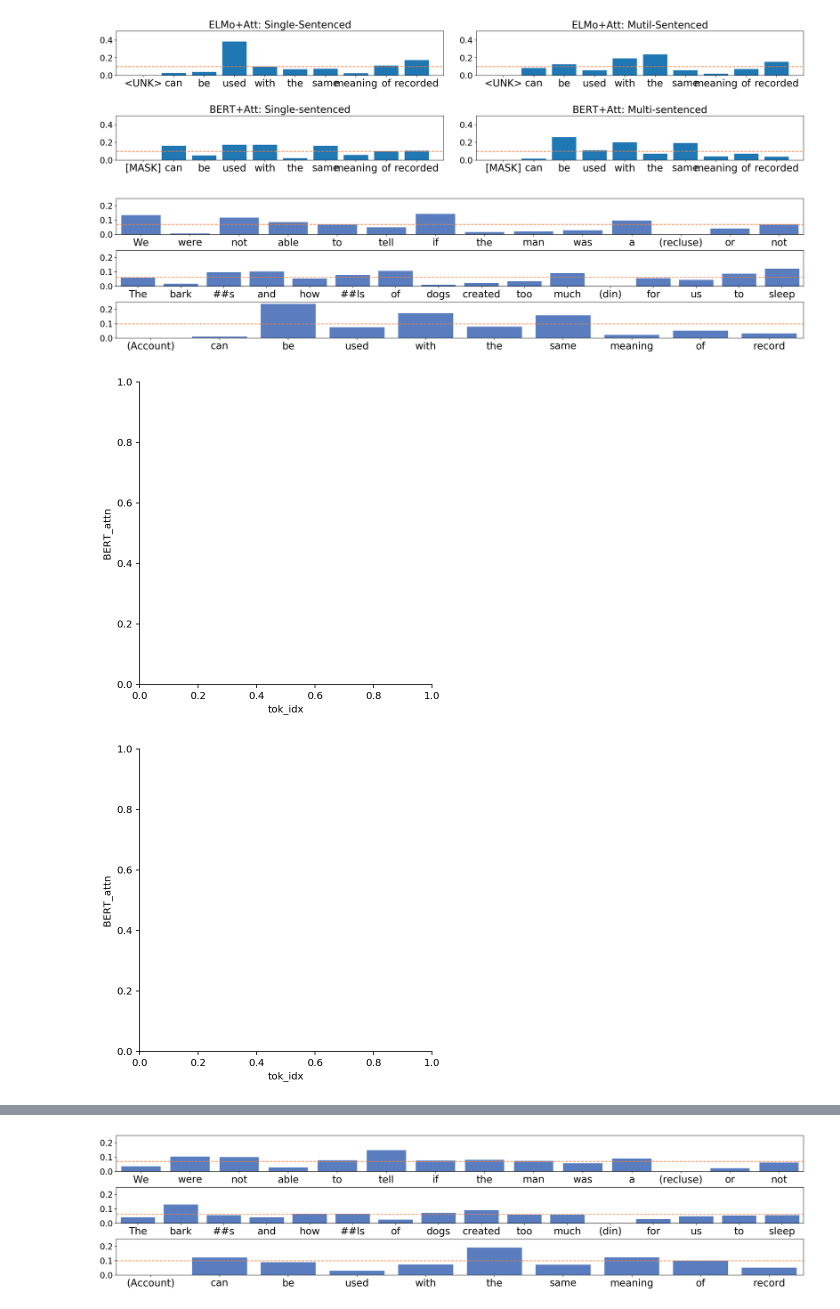
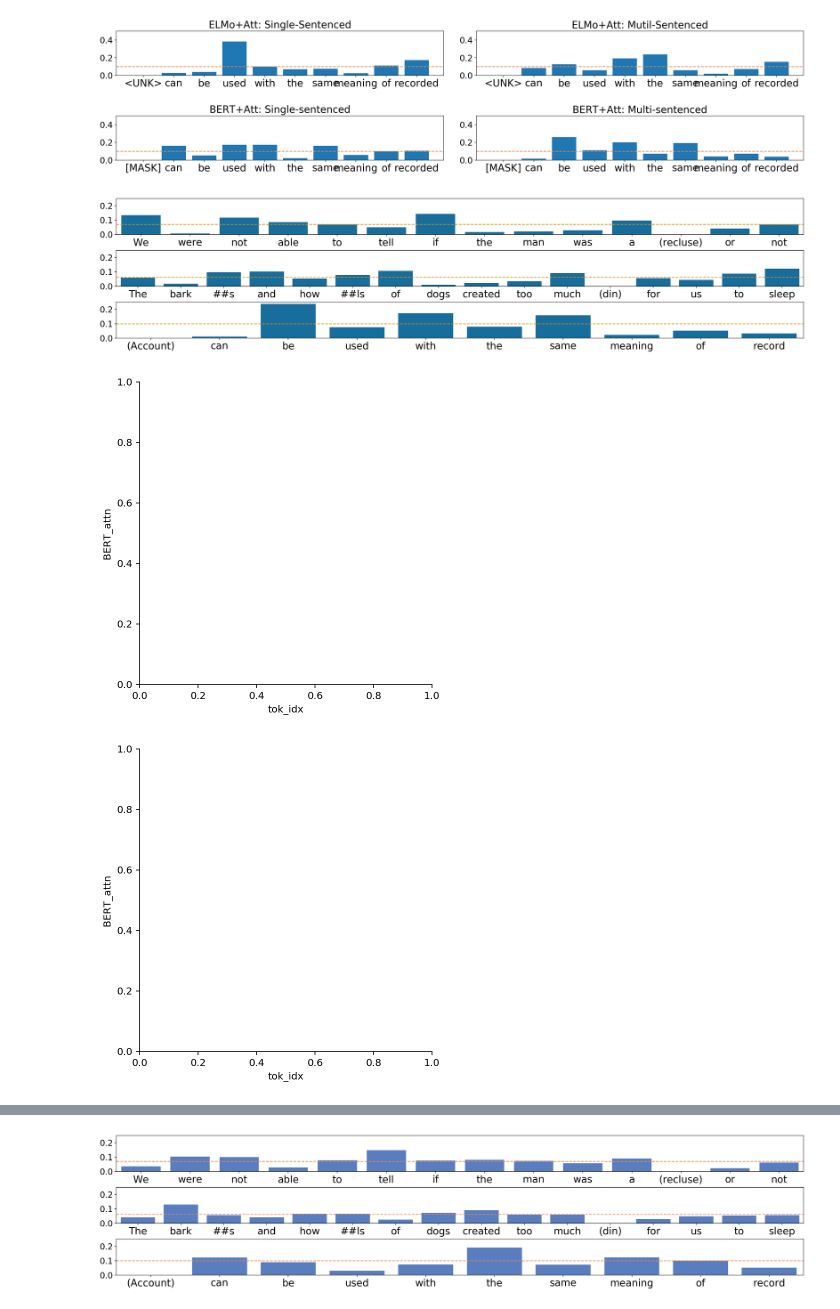
Before and after one commit to sungjinnam/contextual_informativeness, a Jupyter notebook: results3_eval_attention_EVALution.ipynb, the cells around one changed output, grey strips where cells are left out. Drawn from its saved outputs; the diff is of its cells as text; code cells hidden in the pictures.

```diff
--- a/results3_eval_attention_EVALution.ipynb
+++ b/results3_eval_attention_EVALution.ipynb
@@ -382,7 +383,7 @@ fig, ax = plt.subplots(tt_df.shape[0], 1, figsize=(20, tt_df.shape[0]*1.5))
 fig.tight_layout()
 # fig.subplots_adjust(top=2, wspace=0.05)
 
-colors = sns.color_palette('muted')
+colors = sns.color_palette('colorblind')
 
 for i in range(tt_df.shape[0]):
     _df = tt_df_attn[tt_df_attn['sent_idx']==i]
@@ -392,34 +393,34 @@ for i in range(tt_df.shape[0]):
                 data=_df,
                 ax=ax[i])
     ax[i].set_ylim(0, 0.25)
     ax[i].axhline(1/_df.shape[0], ls='--', color=colors[1])
 #     if(i < 2):
 #         ax[i].set_ylim(0, 0.3)
 #     else:
 #         ax[i].set_ylim(0, 0.4)
     [ytick.label.set_fontsize(17) for ytick in ax[i].yaxis.get_major_ticks()]
     ax[i].set_ylabel("", fontsize=20)
 
     ax[i].set_xlabel("")
     ax[i].set_xticklabels(_df['tok'], fontsize=20)
 
 # for i in range(2, 4):
 #     sns.catplot(x='tok_idx', y='BERT_attn',
 #                 kind="bar", palette="muted",
 #                 data=tt_df_attn[tt_df_attn['sent_idx']==i],
 #                 ax=ax[i])
 #     ax[i].set_ylim(0, 0.5)
 #     ax[i].set_xlabel("")
 #     ax[i].set_ylabel("")
 #     ax[i].set_xticklabels(tt_df_attn[tt_df_attn['sent_idx']==i]['tok'])
 
 # ax[0].set_title("Synonym", fontsize=20)
 # ax[1].set_title("Causal", fontsize=20)
 # ax[2].set_title("Antonym", fontsize=20)
 
 fig.savefig("result3_summary_examplesent.pdf", dpi=300, bbox_inches = 'tight')
 # %% [output]
-[figure, old version]
+[figure, new version]
 [figure]
 [figure]
 [figure]
```
Also changed, not shown: parts of 7 cells of this notebook, 7 other files.
